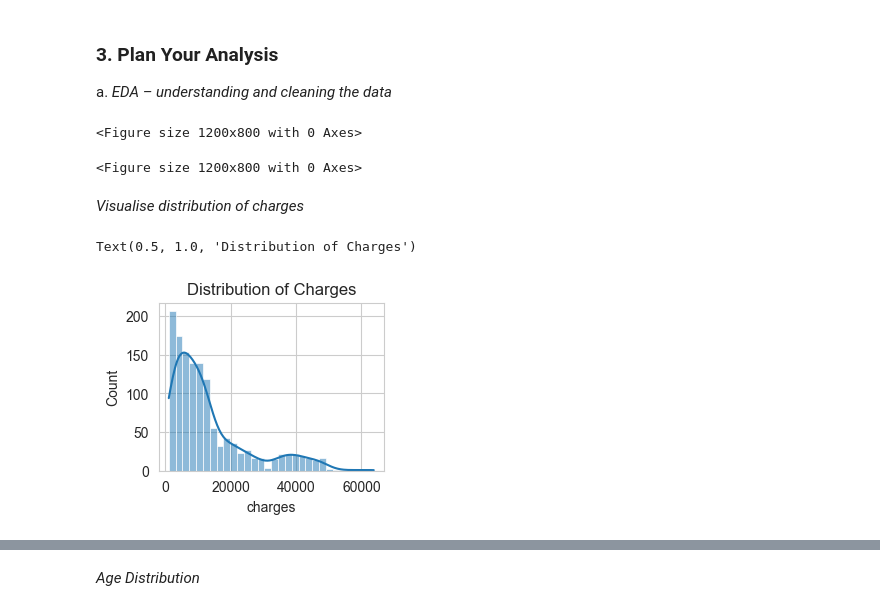
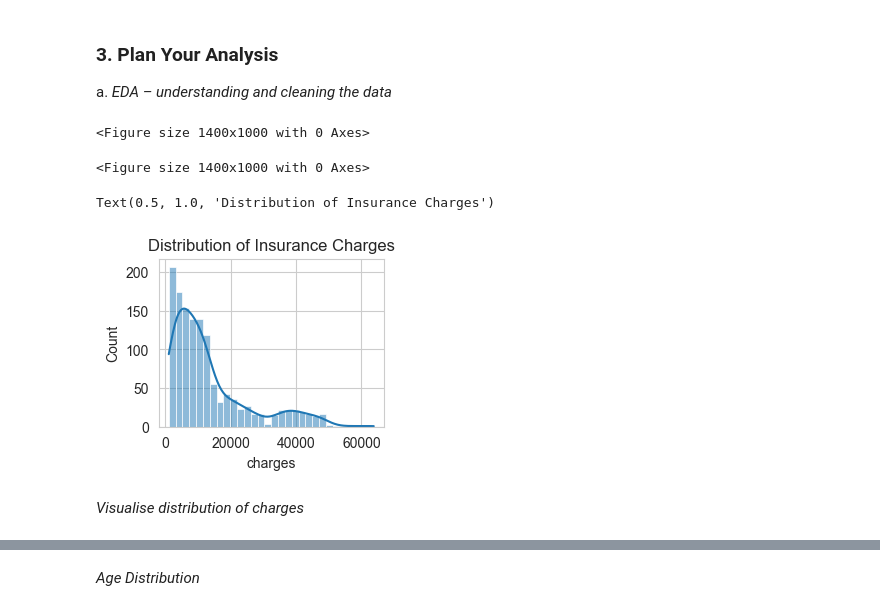
Before and after one commit to Hirenr12/PDAN8411-POE-PART-1, a Jupyter notebook: LinearRegression.ipynb, the cells around one changed output, grey strips where cells are left out. Saved outputs shown, nothing was run; the diff lists cells and outputs as text; code cells hidden in the pictures.

```diff
--- a/LinearRegression.ipynb
+++ b/LinearRegression.ipynb
@@ -78,16 +79,18 @@ a. *EDA – understanding and cleaning the data*
 # Visualising helps identify trends, skewness, and class imbalances (DataCamp, 2024)
 # Set style for visualisations
 sns.set_style('whitegrid')
-plt.figure(figsize=(12, 8))
+plt.figure(figsize=(14, 10))
 # %% [output]
-<Figure size 1200x800 with 0 Axes>
+<Figure size 1400x1000 with 0 Axes>
-<Figure size 1200x800 with 0 Axes>
+<Figure size 1400x1000 with 0 Axes>
+# %%
+# Distribution of charges
+plt.subplot(2, 2, 1)
+sns.histplot(df['charges'], bins=30, kde=True)
+plt.title('Distribution of Insurance Charges')
+# Histograms are effective for visualizing the distribution of numerical data (W3Schools, 2024)
+# %% [output]
+Text(0.5, 1.0, 'Distribution of Insurance Charges')
+[figure, added]
 # %% [markdown]
 *Visualise distribution of charges*
-# %%
-plt.subplot(2, 2, 1)
-sns.histplot(df['charges'], bins=30, kde=True)
-plt.title('Distribution of Charges')
-# %% [output]
-Text(0.5, 1.0, 'Distribution of Charges')
-[figure, removed]
```
Also changed, not shown: parts of 18 cells of this notebook.
